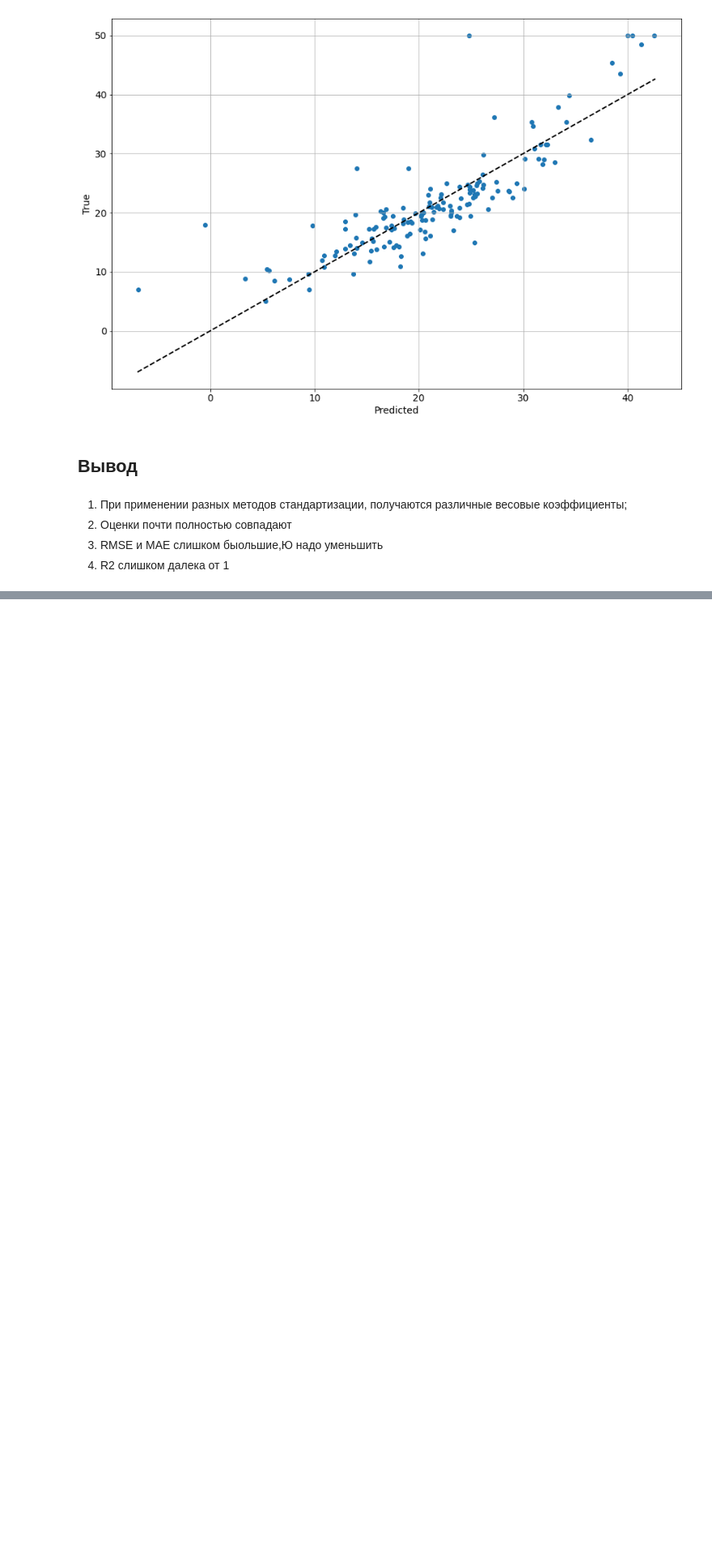
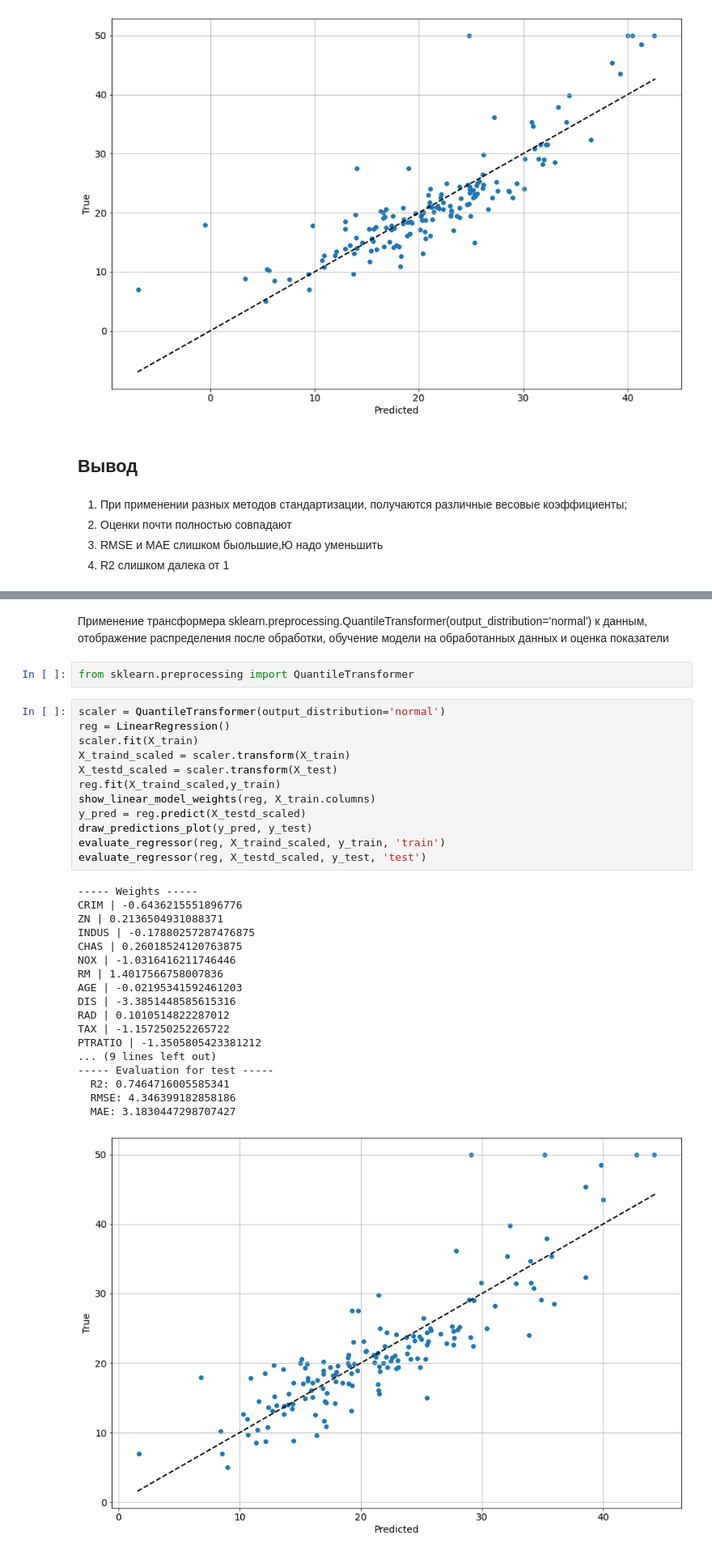
Before and after one commit to Nivoter/ML, a Jupyter notebook: 12L_Regression.ipynb, the cells around one changed output, grey strips where cells are left out. Shown at 81% size. Saved outputs shown, nothing was run; the diff lists cells and outputs as text; blank space fills up the shorter version.

```diff
--- a/12L_Regression.ipynb
+++ b/12L_Regression.ipynb
@@ -377,0 +413,35 @@ PTRATIO | -8.560440956236727
+# %% [markdown]
+Применение трансформера sklearn.preprocessing.QuantileTransformer(output_distribution='normal')  к данным, отображение распределения после обработки, обучение модели на обработанных данных и оценка показатели
+# %%
+from sklearn.preprocessing import QuantileTransformer
+# %%
+scaler = QuantileTransformer(output_distribution='normal')
+reg = LinearRegression()
+scaler.fit(X_train)
+X_traind_scaled = scaler.transform(X_train)
+X_testd_scaled = scaler.transform(X_test)
+reg.fit(X_traind_scaled,y_train)
+show_linear_model_weights(reg, X_train.columns)
+y_pred = reg.predict(X_testd_scaled)
+draw_predictions_plot(y_pred, y_test)
+evaluate_regressor(reg, X_traind_scaled, y_train, 'train')
+evaluate_regressor(reg, X_testd_scaled, y_test, 'test')
+# %% [output]
+----- Weights -----
+CRIM | -0.6436215551896776
+ZN | 0.2136504931088371
+INDUS | -0.17880257287476875
+CHAS | 0.26018524120763875
+NOX | -1.0316416211746446
+RM | 1.4017566758007836
+AGE | -0.02195341592461203
+DIS | -3.3851448585615316
+RAD | 0.1010514822287012
+TAX | -1.157250252265722
+PTRATIO | -1.3505805423381212
+... (9 lines left out)
+----- Evaluation for test -----
+  R2: 0.7464716005585341
+  RMSE: 4.346399182858186
+  MAE: 3.1830447298707427
+[figure, added]
```
Also changed, not shown: parts of 42 cells of this notebook.
